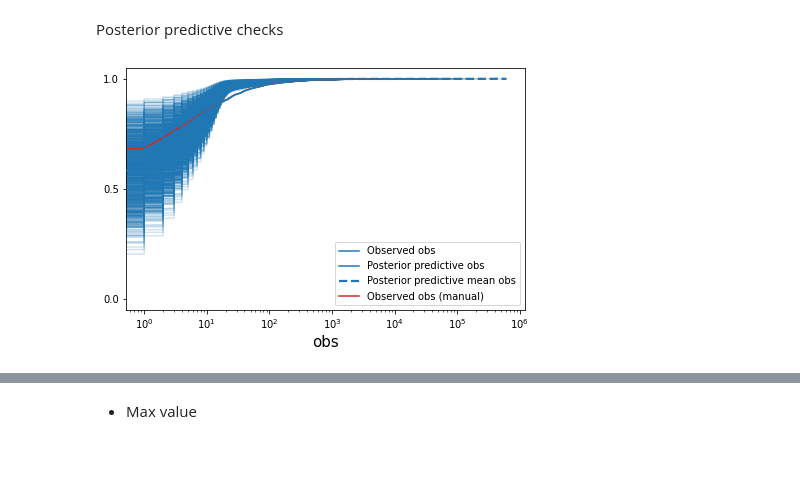
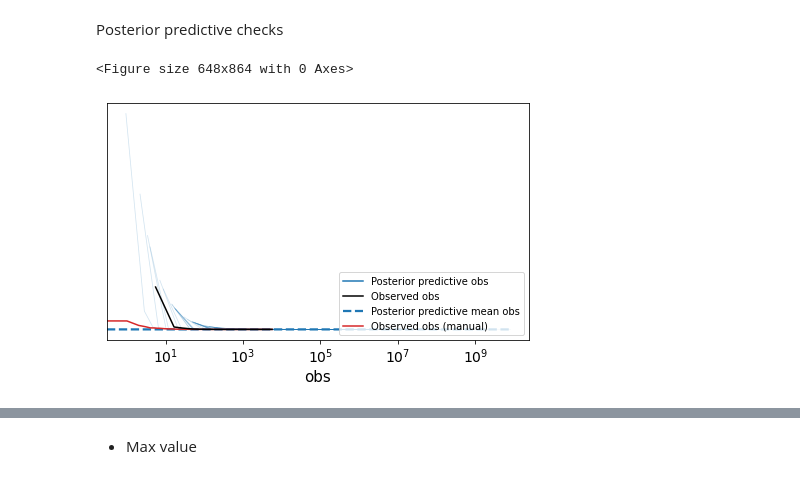
Before and after one commit to ageil/Probabilistic-Programming, a Jupyter notebook: model/CompleteModel.ipynb, the cells around one changed output, grey strips where cells are left out. Saved outputs shown, nothing was run; the diff lists cells and outputs as text; code cells hidden in the pictures.

```diff
--- a/model/CompleteModel.ipynb
+++ b/model/CompleteModel.ipynb
@@ -313,12 +213,5 @@ densities = np.array(densities)
-# %%
-az.plot_ppc(svi_az, kind='cumulative')
-plt.xscale('log')
-plt.plot(cum_density[:,0], cum_density[:,1], c='tab:red', label='Observed obs (manual)')
-# plt.yscale('log')
-#plt.xlim(0, 400)
-#plt.ylim(0, 0.05)
-plt.set_cmap('jet')
-plt.legend(loc="lower right")
-plt.show()
-# %% [output]
-[figure, removed]
+# %%
+plot_pp_pdf(inf_data, y)
+# %% [output]
+<Figure size 648x864 with 0 Axes>
+[figure, added]
```
Also changed, not shown: parts of 47 cells of this notebook, 3 other files.
